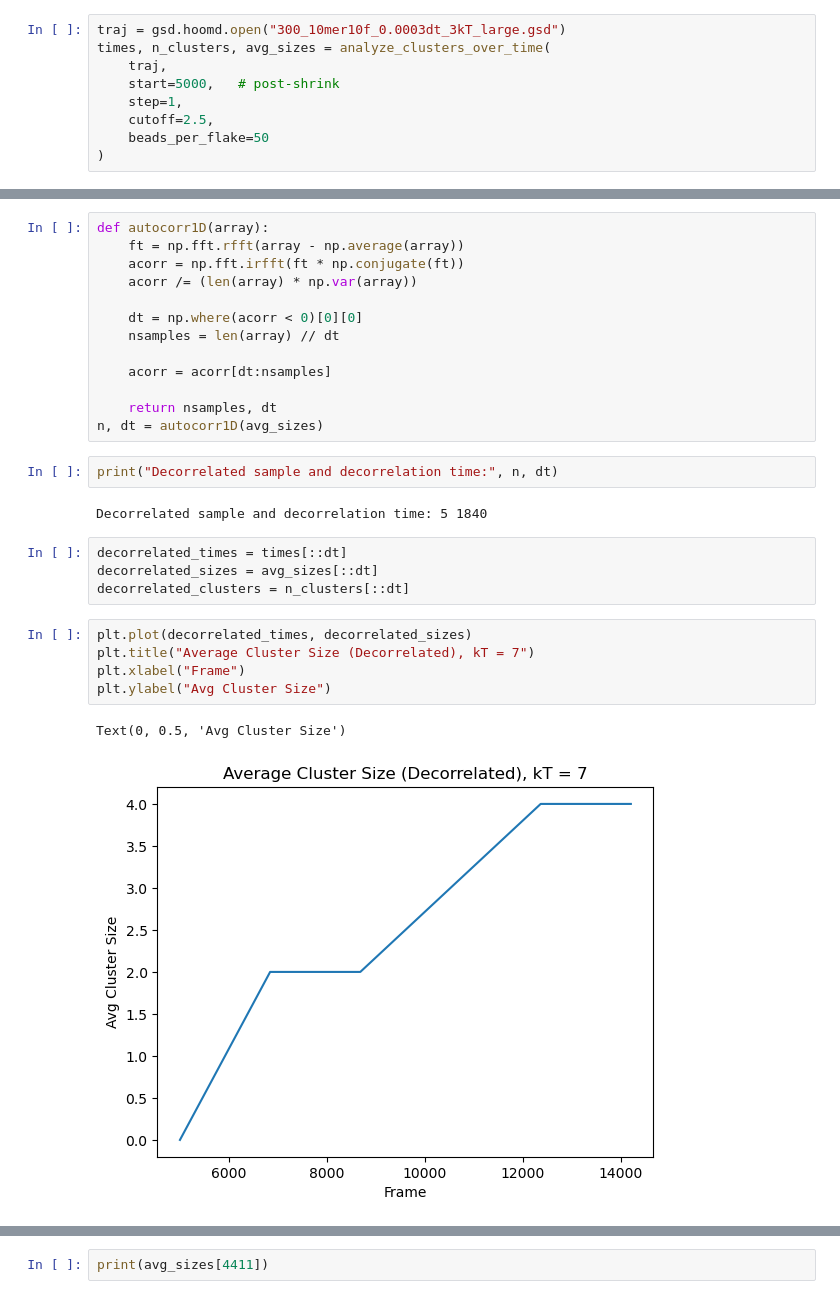
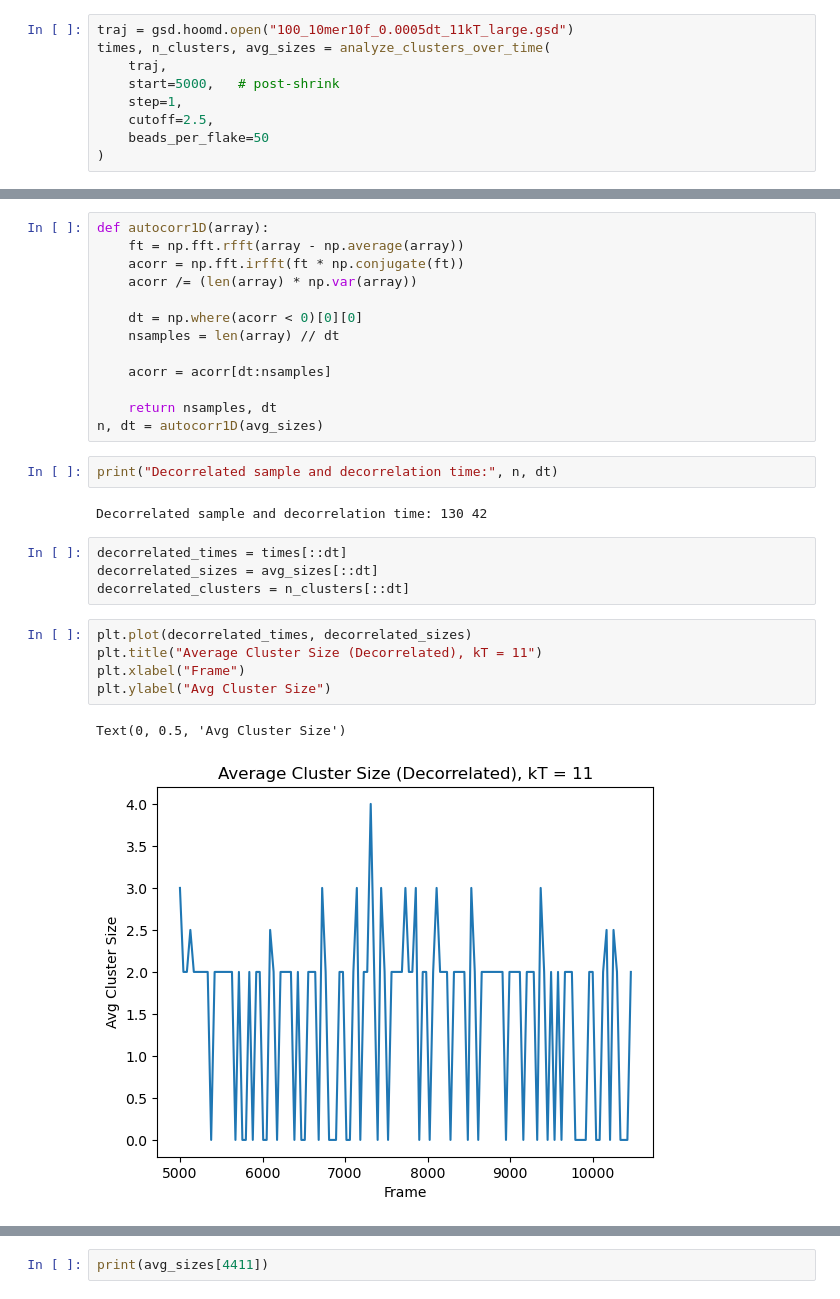
Before and after one commit to eridanirojas/mxene, a Jupyter notebook: working_examples/clustering_plots.ipynb, the cells around one changed output, grey strips where cells are left out. Saved outputs shown, nothing was run; the diff lists cells and outputs as text.

```diff
--- a/working_examples/clustering_plots.ipynb
+++ b/working_examples/clustering_plots.ipynb
@@ -90,7 +90,7 @@ def analyze_clusters_over_time(traj, start=0, step=1000, cutoff=2.5, beads_per_f
 
     return times, n_clusters_list, avg_cluster_sizes
 # %%
-traj = gsd.hoomd.open("300_10mer10f_0.0003dt_3kT_large.gsd")
+traj = gsd.hoomd.open("100_10mer10f_0.0005dt_11kT_large.gsd")
 times, n_clusters, avg_sizes = analyze_clusters_over_time(
     traj,
     start=5000,   # post-shrink
@@ -134,19 +132,19 @@ n, dt = autocorr1D(avg_sizes)
 # %%
 print("Decorrelated sample and decorrelation time:", n, dt)
 # %% [output]
-Decorrelated sample and decorrelation time: 5 1840
+Decorrelated sample and decorrelation time: 130 42
 # %%
 decorrelated_times = times[::dt]
 decorrelated_sizes = avg_sizes[::dt]
 decorrelated_clusters = n_clusters[::dt]
 # %%
 plt.plot(decorrelated_times, decorrelated_sizes)
-plt.title("Average Cluster Size (Decorrelated), kT = 7")
+plt.title("Average Cluster Size (Decorrelated), kT = 11")
 plt.xlabel("Frame")
 plt.ylabel("Avg Cluster Size")
 # %% [output]
 Text(0, 0.5, 'Avg Cluster Size')
-[figure, old version]
+[figure, new version]
 # %%
 np.mean(decorrelated_sizes)
 # %% [output]
```
Also changed, not shown: parts of 5 cells of this notebook, 1 other file.
